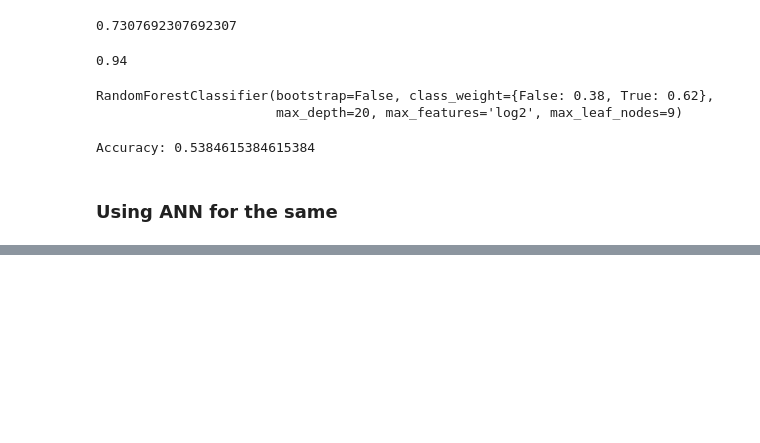
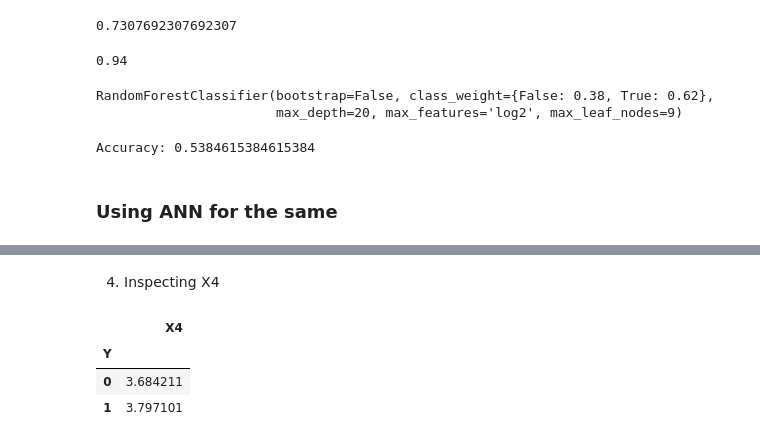
Before and after one commit to Charu21/Customer-Happiness-Detector, a Jupyter notebook: HappyCustomers.ipynb, the cells around one changed output, grey strips where cells are left out. Saved outputs shown, nothing was run; the diff lists cells and outputs as text; code cells hidden in the pictures; blank space fills up the shorter version.

```diff
--- a/HappyCustomers.ipynb
+++ b/HappyCustomers.ipynb
@@ -508,0 +541,10 @@ KeyError: 'test_accuracy'
+# %% [markdown]
+4) Inspecting X4
+# %%
+d = customers_df[['X4', 'Y']]
+d.groupby(['Y']).mean()
+# %% [output]
+|  | X4 |
+| Y |  |
+| 0 | 3.684211 |
+| 1 | 3.797101 |
```
Also changed, not shown: parts of 34 cells of this notebook.
